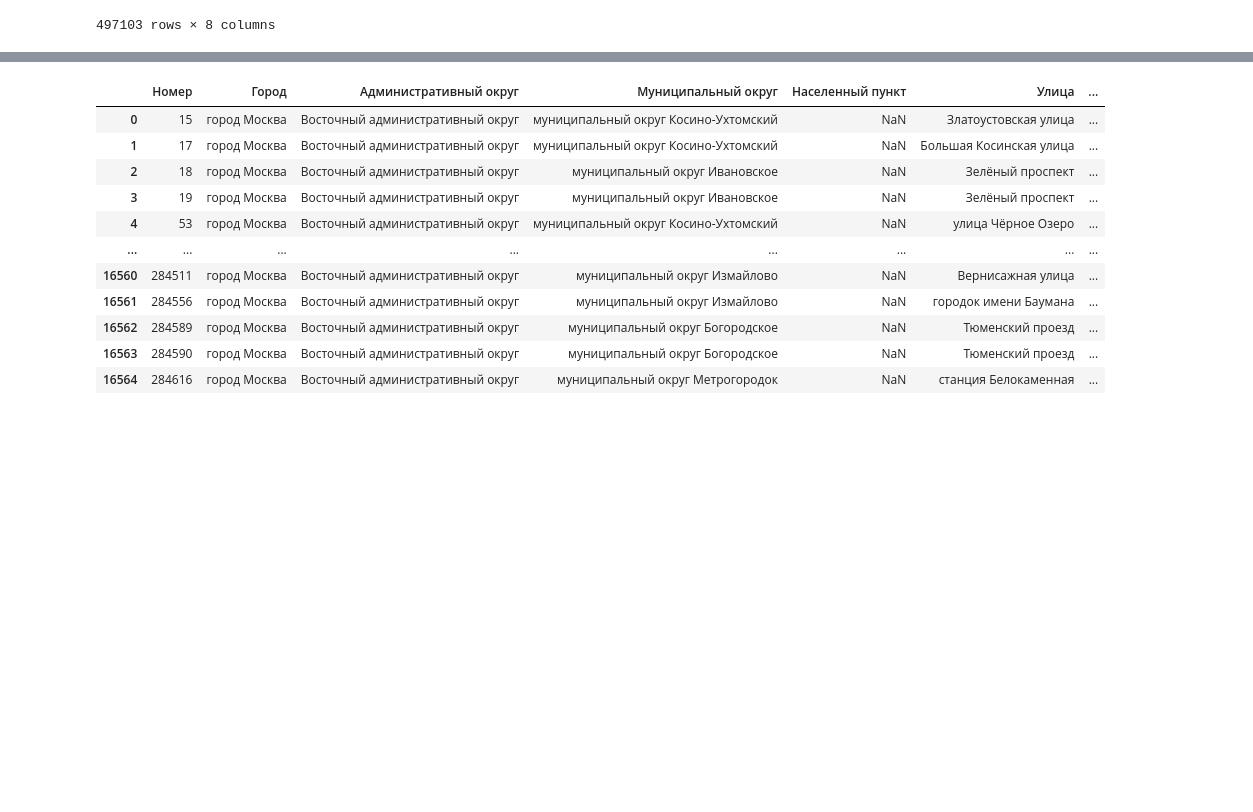
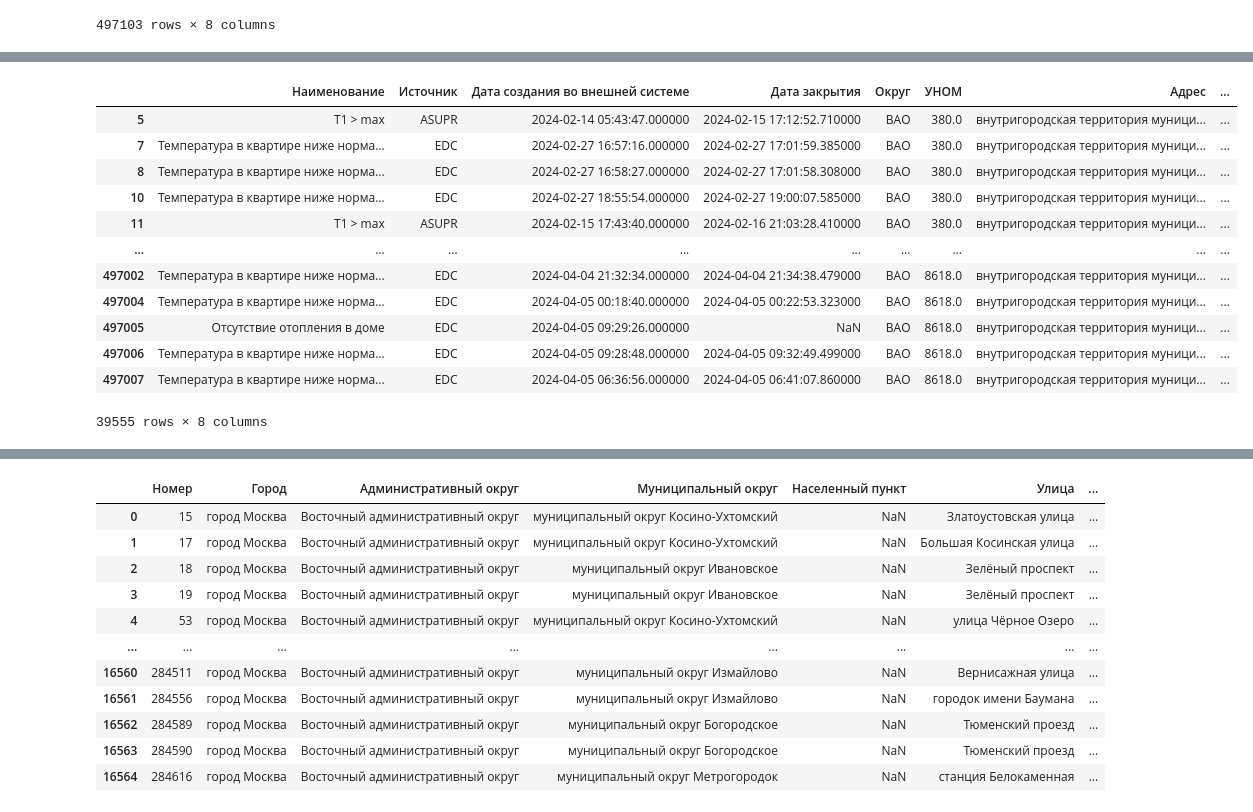
Before and after one commit to vdmkkk/LCT-2024-MISIS-Ivanovo, a Jupyter notebook: ml/eda.ipynb, the cells around one changed output, grey strips where cells are left out. Drawn from its saved outputs; the diff is of its cells as text; code cells hidden in the pictures; blank space fills up the shorter version.

```diff
--- a/ml/eda.ipynb
+++ b/ml/eda.ipynb
@@ -52 +68,18 @@ def plot_gist_categorical(df, col):
+# %%
+df = df[df['Наименование'].isin(event_names)]
+df
+# %% [output]
+|  | Наименование | Источник | Дата создания во внешней системе | Дата закрытия | Округ | УНОМ | Адрес | ... |
+| 5 | T1 > max | ASUPR | 2024-02-14 05:43:47.000000 | 2024-02-15 17:12:52.710000 | ВАО | 380.0 | внутригородская территория муници... | ... |
+| 7 | Температура в квартире ниже норма... | EDC | 2024-02-27 16:57:16.000000 | 2024-02-27 17:01:59.385000 | ВАО | 380.0 | внутригородская территория муници... | ... |
+| 8 | Температура в квартире ниже норма... | EDC | 2024-02-27 16:58:27.000000 | 2024-02-27 17:01:58.308000 | ВАО | 380.0 | внутригородская территория муници... | ... |
+| 10 | Температура в квартире ниже норма... | EDC | 2024-02-27 18:55:54.000000 | 2024-02-27 19:00:07.585000 | ВАО | 380.0 | внутригородская территория муници... | ... |
+| 11 | T1 > max | ASUPR | 2024-02-15 17:43:40.000000 | 2024-02-16 21:03:28.410000 | ВАО | 380.0 | внутригородская территория муници... | ... |
+| ... | ... | ... | ... | ... | ... | ... | ... | ... |
+| 497002 | Температура в квартире ниже норма... | EDC | 2024-04-04 21:32:34.000000 | 2024-04-04 21:34:38.479000 | ВАО | 8618.0 | внутригородская территория муници... | ... |
+| 497004 | Температура в квартире ниже норма... | EDC | 2024-04-05 00:18:40.000000 | 2024-04-05 00:22:53.323000 | ВАО | 8618.0 | внутригородская территория муници... | ... |
+| 497005 | Отсутствие отопления в доме | EDC | 2024-04-05 09:29:26.000000 | NaN | ВАО | 8618.0 | внутригородская территория муници... | ... |
+| 497006 | Температура в квартире ниже норма... | EDC | 2024-04-05 09:28:48.000000 | 2024-04-05 09:32:49.499000 | ВАО | 8618.0 | внутригородская территория муници... | ... |
+| 497007 | Температура в квартире ниже норма... | EDC | 2024-04-05 06:36:56.000000 | 2024-04-05 06:41:07.860000 | ВАО | 8618.0 | внутригородская территория муници... | ... |
+39555 rows × 8 columns
 # %%
```
Also changed, not shown: parts of 9 cells of this notebook.
